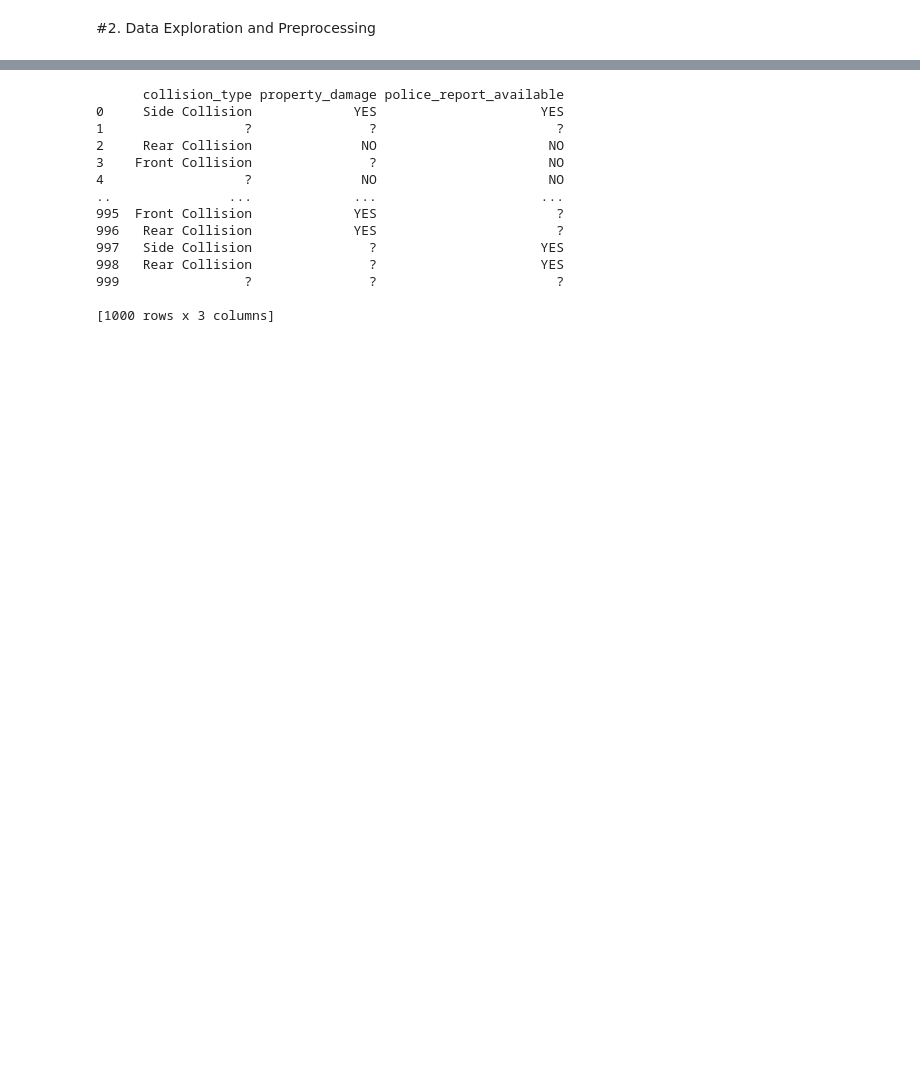
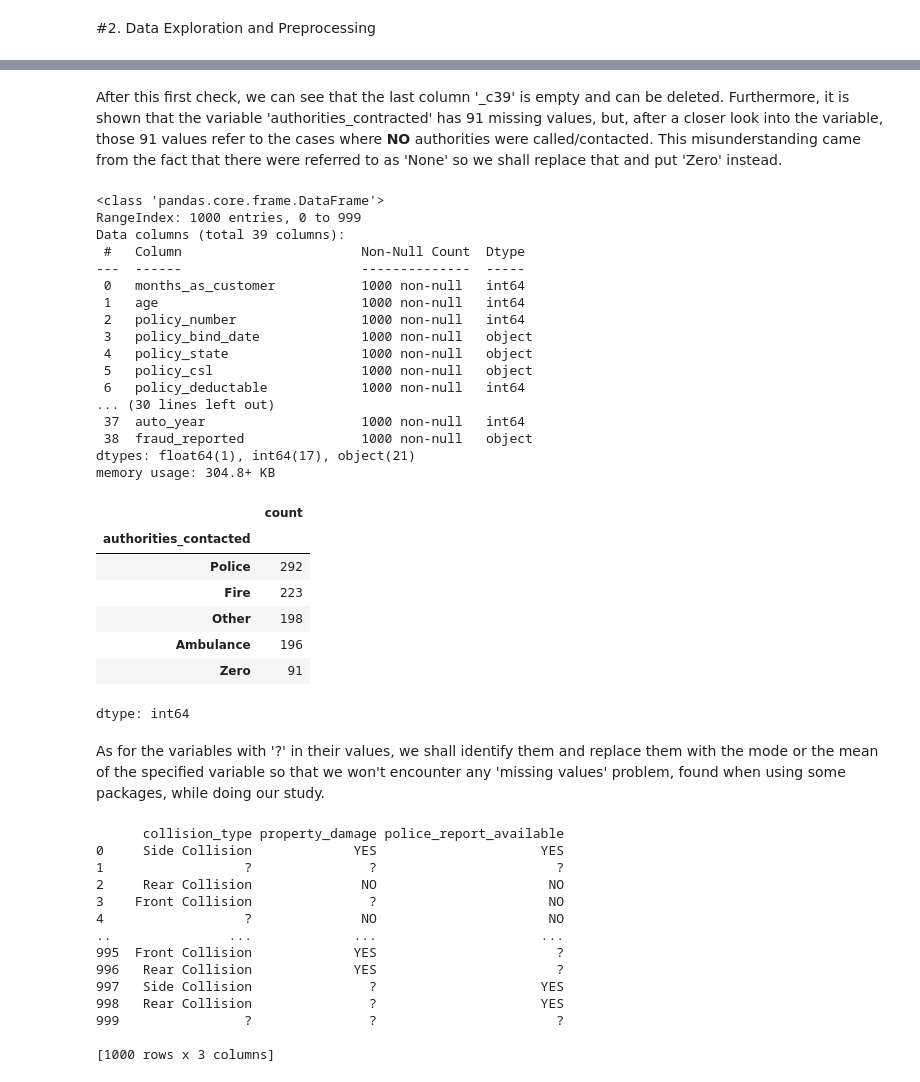
Before and after one commit to Regis0323/Module_1, a Jupyter notebook: Rurangwa_Assignment_Module_1.ipynb, the cells around one changed output, grey strips where cells are left out. Saved outputs shown, nothing was run; the diff lists cells and outputs as text; code cells hidden in the pictures; blank space fills up the shorter version.

```diff
--- a/Rurangwa_Assignment_Module_1.ipynb
+++ b/Rurangwa_Assignment_Module_1.ipynb
@@ -129,5 +128,38 @@ memory usage: 312.6+ KB
+# %% [markdown]
+After this first check, we can see that the last column '_c39' is empty and can be deleted. Furthermore, it is shown that the variable 'authorities_contracted' has 91 missing values, but, after a closer look into the variable, those 91 values refer to the cases where **NO** authorities were called/contacted. This misunderstanding came from the fact that there were referred to as 'None' so we shall replace that and put 'Zero' instead.
 # %%
 claims_data.drop('_c39',axis=1,inplace=True)
+claims_data.fillna(value='Zero', inplace=True)
+claims_data.info()
+claims_data['authorities_contacted'].value_counts()
+# %% [output]
+<class 'pandas.core.frame.DataFrame'>
+RangeIndex: 1000 entries, 0 to 999
+Data columns (total 39 columns):
+ #   Column                       Non-Null Count  Dtype
+---  ------                       --------------  -----
+ 0   months_as_customer           1000 non-null   int64
+ 1   age                          1000 non-null   int64
+ 2   policy_number                1000 non-null   int64
+ 3   policy_bind_date             1000 non-null   object
+ 4   policy_state                 1000 non-null   object
+ 5   policy_csl                   1000 non-null   object
+ 6   policy_deductable            1000 non-null   int64
+... (30 lines left out)
+ 37  auto_year                    1000 non-null   int64
+ 38  fraud_reported               1000 non-null   object
+dtypes: float64(1), int64(17), object(21)
+memory usage: 304.8+ KB
+|  | count |
+| authorities_contacted |  |
+| Police | 292 |
+| Fire | 223 |
+| Other | 198 |
+| Ambulance | 196 |
+| Zero | 91 |
+dtype: int64
+# %% [markdown]
+As for the variables with '?' in their values, we shall identify them and replace them with the mode or the mean of the specified variable so that we won't encounter any 'missing values' problem, found when using some packages, while doing our study.
 # %%
 lookup_value = '?'
 output = claims_data.isin([lookup_value])
```
Also changed, not shown: parts of 20 cells of this notebook.
